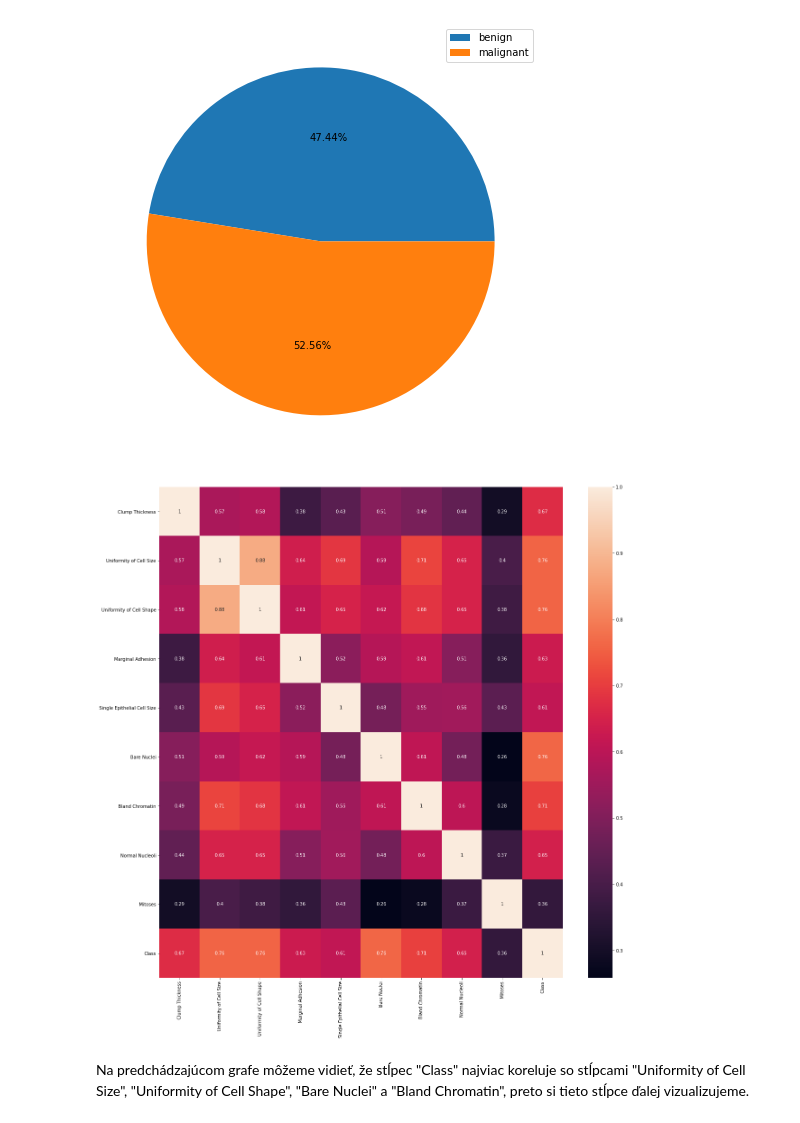
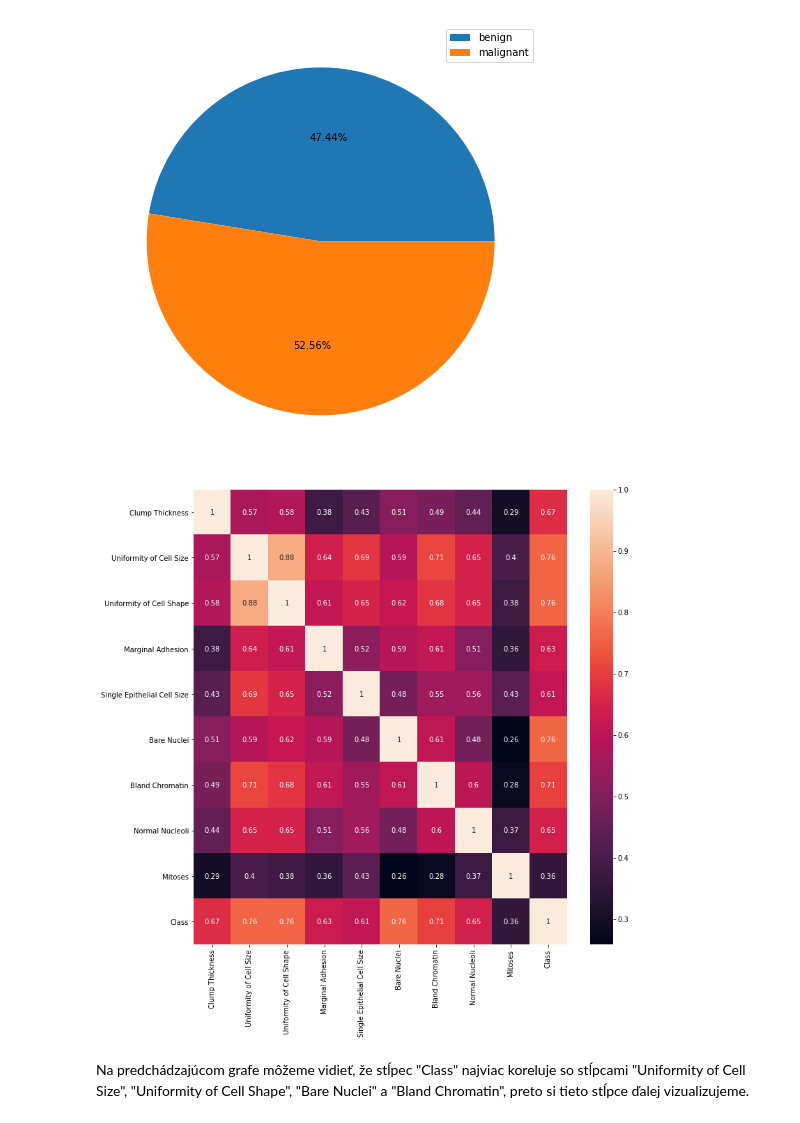
Before and after one commit to AMi-bot/Mikova_NS2021, a Jupyter notebook: mikova_ns2021.ipynb, the cells around one changed output. Saved outputs shown, nothing was run; the diff lists cells and outputs as text; code cells hidden in the pictures.

```diff
--- a/mikova_ns2021.ipynb
+++ b/mikova_ns2021.ipynb
@@ -86,13 +86,13 @@ plt.show()
 # %%
 #vizualizacia korelacie
 
 import seaborn as sb
 corrMatrix = dataset.corr()
-plt.subplots(figsize=(20,20))
+plt.subplots(figsize=(12,12))
 sb.heatmap(corrMatrix, annot=True)
 plt.show()
 # %% [output]
-[figure, old version]
+[figure, new version]
 # %% [markdown]
 Na predchádzajúcom grafe môžeme vidieť, že stĺpec "Class" najviac koreluje so stĺpcami "Uniformity of Cell Size", "Uniformity of Cell Shape", "Bare Nuclei" a "Bland Chromatin", preto si tieto stĺpce ďalej vizualizujeme.
 # %%
```
Also changed, not shown: parts of 5 cells of this notebook.
